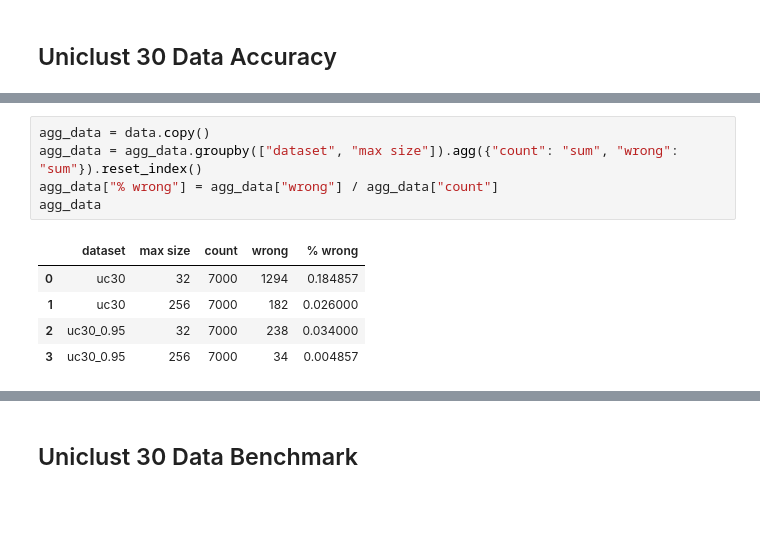
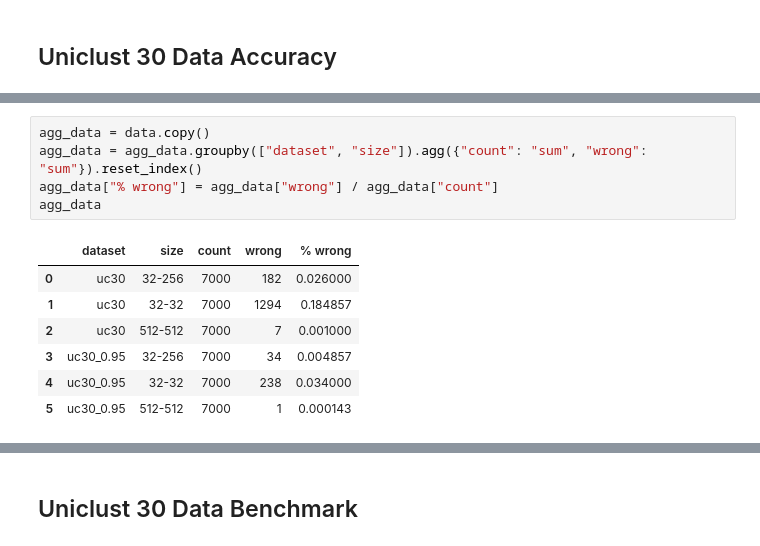
Before and after one commit to Daniel-Liu-c0deb0t/block-aligner, a Jupyter notebook: vis/block_aligner_vis.ipynb, the cells around one changed output, grey strips where cells are left out. Drawn from its saved outputs; the diff is of its cells as text; blank space fills up the shorter version.

```diff
--- a/vis/block_aligner_vis.ipynb
+++ b/vis/block_aligner_vis.ipynb
@@ -331,13 +349,15 @@ alt.Chart(data, title = "Uniclust 30 Wrong % Error").mark_bar().encode(
 [interactive output not drawn]
 # %%
 agg_data = data.copy()
-agg_data = agg_data.groupby(["dataset", "max size"]).agg({"count": "sum", "wrong": "sum"}).reset_index()
+agg_data = agg_data.groupby(["dataset", "size"]).agg({"count": "sum", "wrong": "sum"}).reset_index()
 agg_data["% wrong"] = agg_data["wrong"] / agg_data["count"]
 agg_data
 # %% [output]
-|  | dataset | max size | count | wrong | % wrong |
-| 0 | uc30 | 32 | 7000 | 1294 | 0.184857 |
-| 1 | uc30 | 256 | 7000 | 182 | 0.026000 |
-| 2 | uc30_0.95 | 32 | 7000 | 238 | 0.034000 |
-| 3 | uc30_0.95 | 256 | 7000 | 34 | 0.004857 |
+|  | dataset | size | count | wrong | % wrong |
+| 0 | uc30 | 32-256 | 7000 | 182 | 0.026000 |
+| 1 | uc30 | 32-32 | 7000 | 1294 | 0.184857 |
+| 2 | uc30 | 512-512 | 7000 | 7 | 0.001000 |
+| 3 | uc30_0.95 | 32-256 | 7000 | 34 | 0.004857 |
+| 4 | uc30_0.95 | 32-32 | 7000 | 238 | 0.034000 |
+| 5 | uc30_0.95 | 512-512 | 7000 | 1 | 0.000143 |
 # %%
```
Also changed, not shown: parts of 36 cells of this notebook, 15 other files.
